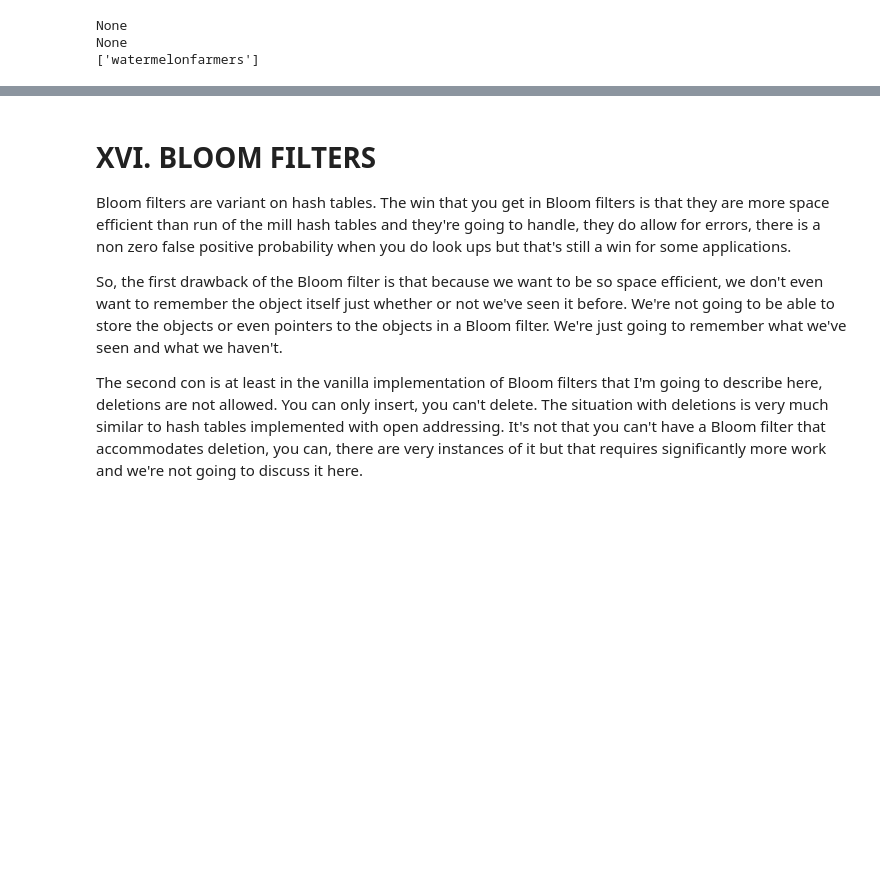
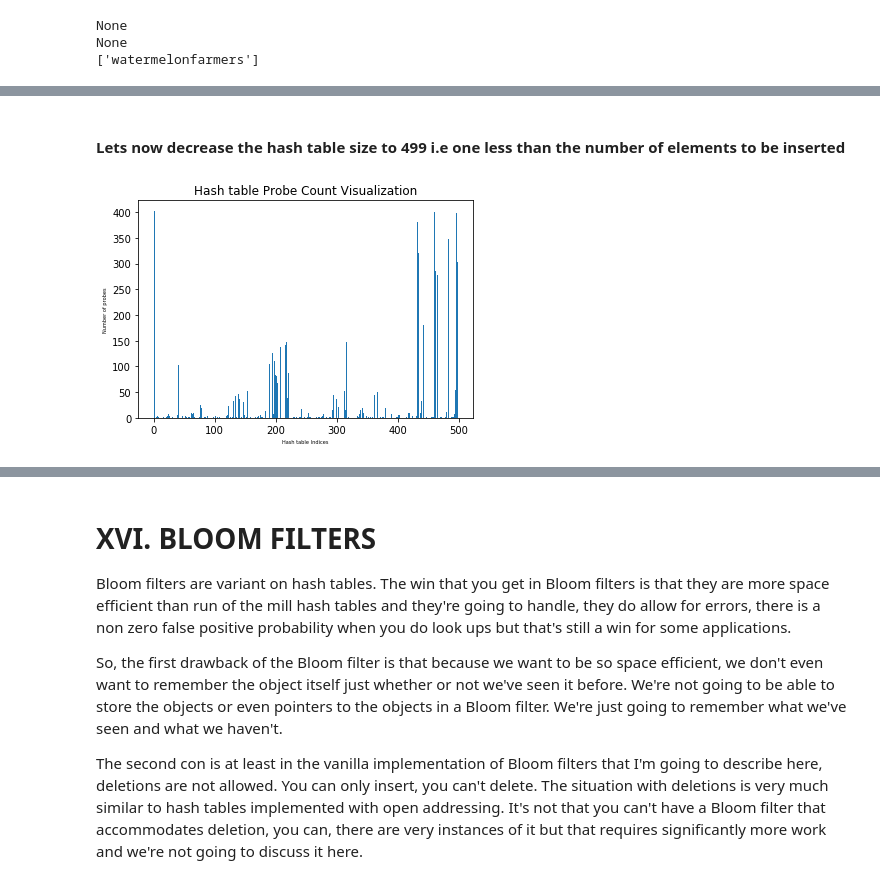
Before and after one commit to aishwarya34/AlgorithmsIlluminated, a Jupyter notebook: C2W4_14HASHING_15UNIVERSAL_HASHING_16BLOOM_FILTERS.ipynb, the cells around one changed output, grey strips where cells are left out. Drawn from its saved outputs; the diff is of its cells as text; code cells hidden in the pictures; blank space fills up the shorter version.

```diff
--- a/C2W4_14HASHING_15UNIVERSAL_HASHING_16BLOOM_FILTERS.ipynb
+++ b/C2W4_14HASHING_15UNIVERSAL_HASHING_16BLOOM_FILTERS.ipynb
@@ -174,0 +361,17 @@ hash_table_obj.load_visualize()
+# %% [markdown]
+####  Lets now decrease the hash table size to 499 i.e one less than the number of elements to be inserted
+# %%
+hash_table_obj = Hash_Table_linear_probing(499)
+
+# insert api
+http = urllib3.PoolManager()
+r1 = http.request('GET', "https://raw.githubusercontent.com/aishwarya34/AlgorithmsIlluminated/master/500_twitch_usernames.txt")
+IntegerMatrixStringJoin = r1.data.split('\n')
+IntegerMatrixStringJoin = IntegerMatrixStringJoin[:-1]
+for username in IntegerMatrixStringJoin:
+    hash_table_obj.insert(username)
+
+# visualize
+hash_table_obj.probe_visualize()
+# %% [output]
+[figure, added]
```
Also changed, not shown: parts of 26 cells of this notebook.
